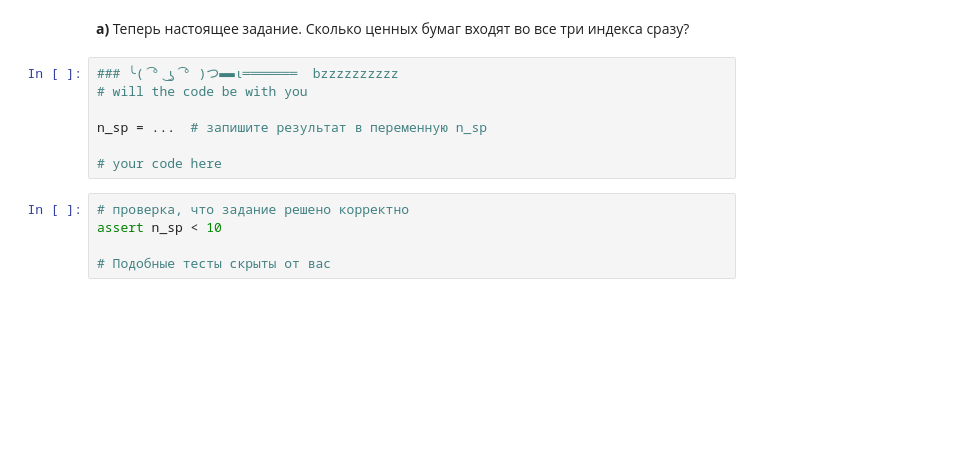
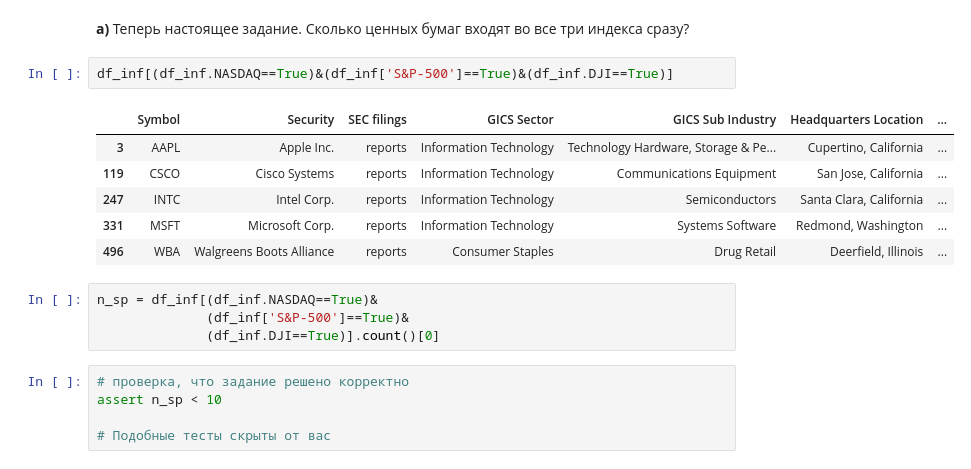
Before and after one commit to freefly-girl/test-for-vscode, a Jupyter notebook: week1/hw01_share_questions.ipynb, the cells around one changed output. Drawn from its saved outputs; the diff is of its cells as text; blank space fills up the shorter version.

```diff
--- a/week1/hw01_share_questions.ipynb
+++ b/week1/hw01_share_questions.ipynb
@@ -56,13 +65,19 @@ assert n_nasdaq == 103
 Он означает, что внутри этой ячейки есть секретные тесты, которые сами запустятся, когда нажмёте на кнопку __Submit assignment.__
 # %% [markdown]
 __а)__ Теперь настоящее задание. Сколько ценных бумаг входят во все три индекса сразу?
-# %%
-### ╰( ͡° ͜ʖ ͡° )つ▬▬ι═══════  bzzzzzzzzzz
-# will the code be with you
-
-n_sp = ...  # запишите результат в переменную n_sp
-
-# your code here
+# %%
+df_inf[(df_inf.NASDAQ==True)&(df_inf['S&P-500']==True)&(df_inf.DJI==True)]
+# %% [output]
+|  | Symbol | Security | SEC filings | GICS Sector | GICS Sub Industry | Headquarters Location | ... |
+| 3 | AAPL | Apple Inc. | reports | Information Technology | Technology Hardware, Storage & Pe... | Cupertino, California | ... |
+| 119 | CSCO | Cisco Systems | reports | Information Technology | Communications Equipment | San Jose, California | ... |
+| 247 | INTC | Intel Corp. | reports | Information Technology | Semiconductors | Santa Clara, California | ... |
+| 331 | MSFT | Microsoft Corp. | reports | Information Technology | Systems Software | Redmond, Washington | ... |
+| 496 | WBA | Walgreens Boots Alliance | reports | Consumer Staples | Drug Retail | Deerfield, Illinois | ... |
+# %%
+n_sp = df_inf[(df_inf.NASDAQ==True)&
+              (df_inf['S&P-500']==True)&
+              (df_inf.DJI==True)].count()[0]
 # %%
 # проверка, что задание решено корректно
 assert n_sp < 10
```
Also changed, not shown: parts of 8 cells of this notebook.
